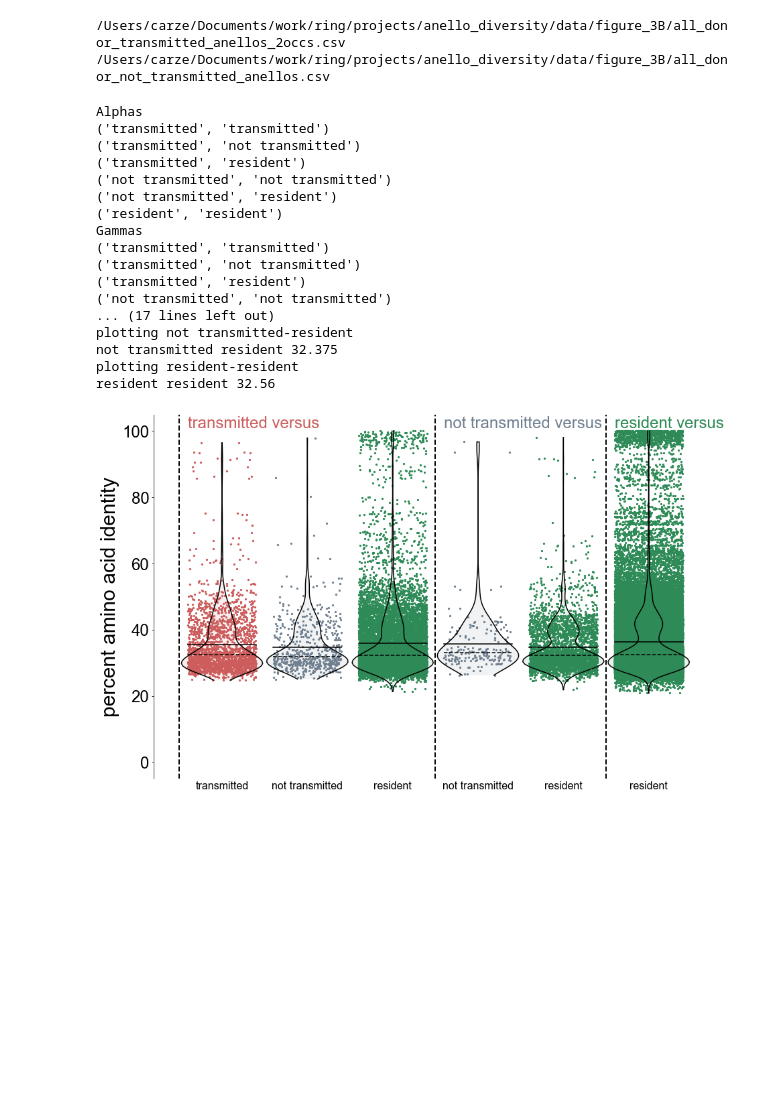
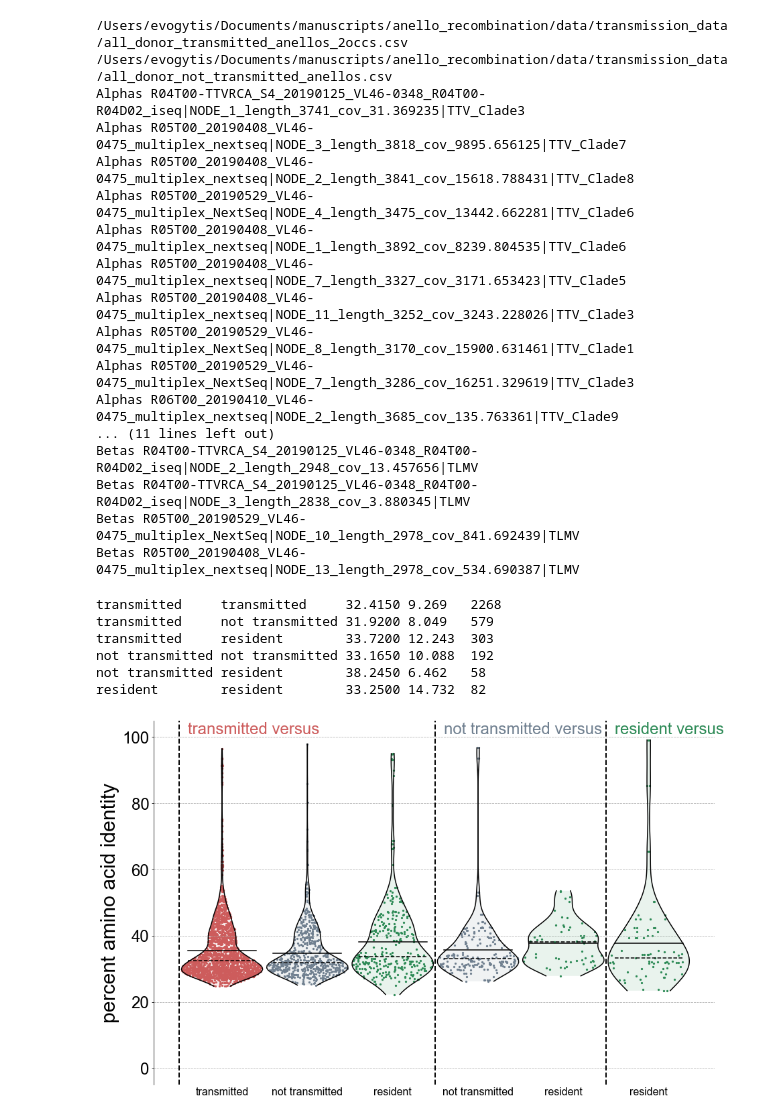
Before and after one commit to ring-therapeutics/anellome_paper, a Jupyter notebook: scripts/figure_3B.ipynb, the cells around one changed output. Saved outputs shown, nothing was run; the diff lists cells and outputs as text; code cells hidden in the pictures; blank space fills up the shorter version.

```diff
--- a/scripts/figure_3B.ipynb
+++ b/scripts/figure_3B.ipynb
@@ -7,7 +7,7 @@ from matplotlib import gridspec
 from Bio import SeqIO
 import numpy as np
 
-import glob,os,re,pathlib
+import glob,os,re
 
 typeface='Arial'
 mpl.rcParams['axes.labelweight']=300
@@ -15,8 +15,7 @@ mpl.rcParams['font.family']=typeface
 mpl.rcParams['font.size']=22
 mpl.rcParams['pdf.fonttype']=42
 
-base_path=pathlib.Path(os.path.abspath('')).parent
-data_path=os.path.join(base_path, "data", "figure_3B")
+base_path='/Users/evogytis/Documents/manuscripts/anello_recombination/data/transmission_data/'
 
 def percent2dissim(matrix):
     convert=lambda percent: 1.0-(percent/100.0)
@@ -34,7 +33,7 @@ def percent2dissim(matrix):
 distance_matrices={}
 seq_names={}
 
-for aln_path in glob.glob(os.path.join(data_path,'*_aa.fasta')): ## iterate over fastas in folder
+for aln_path in glob.glob(os.path.join(base_path,'*_aa.fasta')): ## iterate over fastas in folder
     aln=SeqIO.parse(aln_path,format='fasta') ## open alignment
     vir=os.path.basename(aln_path).split('.')[0].split('_')[0] ## get alignment stem name
 
@@ -84,7 +83,7 @@ Betas
 # %%
 transmission_pairs={vir: {} for vir in seq_names}
 
-for fname in glob.glob(os.path.join(data_path,'*.csv')): ## iterate over CSVs
+for fname in glob.glob(os.path.join(base_path,'*.csv')): ## iterate over CSVs
     print(fname)
     for vir in seq_names:
         for line in open(fname,'r'): ## iterate over lines
@@ -110,13 +109,17 @@ for fname in glob.glob(os.path.join(data_path,'*.csv')): ## iterate over CSVs
 
 endemic_threshold=0.00 ## no threshold by default
 study_seq=re.compile('^R[0-9]+[DT][0-9]+')
+t0=re.compile('^R[0-9]+T00')
+
 
 for vir in transmission_pairs: ## iterate over datasets
     for sample in transmission_pairs[vir]: ## iterate over donor-recipient pair
         endemics=[]
         for r_idx,recipient_anello in enumerate(seq_names[vir]): ## iterate over all names in dataset
             if recipient_anello.startswith(sample): ## name belongs to donor-recipient pair
-                if recipient_anello[3]=='T': ## virus in recipient
+#                 print(recipient_anello)
+                if t0.match(recipient_anello): ## virus in recipient
+                    print(vir,recipient_anello)
                     close=False
                     for transmitted_anello in transmission_pairs[vir][sample]['transmitted']: ## iterate over transmitted anellos in pair
 
@@ -127,8 +130,23 @@ for vir in transmission_pairs: ## iterate over datasets
                     if close==False:
                         transmission_pairs[vir][sample]['resident'].append(recipient_anello)
 # %% [output]
-/Users/carze/Documents/work/ring/projects/anello_diversity/data/figure_3B/all_donor_transmitted_anellos_2occs.csv
-/Users/carze/Documents/work/ring/projects/anello_diversity/data/figure_3B/all_donor_not_transmitted_anellos.csv
+/Users/evogytis/Documents/manuscripts/anello_recombination/data/transmission_data/all_donor_transmitted_anellos_2occs.csv
+/Users/evogytis/Documents/manuscripts/anello_recombination/data/transmission_data/all_donor_not_transmitted_anellos.csv
+Alphas R04T00-TTVRCA_S4_20190125_VL46-0348_R04T00-R04D02_iseq|NODE_1_length_3741_cov_31.369235|TTV_Clade3
+Alphas R05T00_20190408_VL46-0475_multiplex_nextseq|NODE_3_length_3818_cov_9895.656125|TTV_Clade7
+Alphas R05T00_20190408_VL46-0475_multiplex_nextseq|NODE_2_length_3841_cov_15618.788431|TTV_Clade8
+Alphas R05T00_20190529_VL46-0475_multiplex_NextSeq|NODE_4_length_3475_cov_13442.662281|TTV_Clade6
+Alphas R05T00_20190408_VL46-0475_multiplex_nextseq|NODE_1_length_3892_cov_8239.804535|TTV_Clade6
+Alphas R05T00_20190408_VL46-0475_multiplex_nextseq|NODE_7_length_3327_cov_3171.653423|TTV_Clade5
+Alphas R05T00_20190408_VL46-0475_multiplex_nextseq|NODE_11_length_3252_cov_3243.228026|TTV_Clade3
+Alphas R05T00_20190529_VL46-0475_multiplex_NextSeq|NODE_8_length_3170_cov_15900.631461|TTV_Clade1
+Alphas R05T00_20190529_VL46-0475_multiplex_NextSeq|NODE_7_length_3286_cov_16251.329619|TTV_Clade3
+Alphas R06T00_20190410_VL46-0475_multiplex_nextseq|NODE_2_length_3685_cov_135.763361|TTV_Clade9
+... (11 lines left out)
+Betas R04T00-TTVRCA_S4_20190125_VL46-0348_R04T00-R04D02_iseq|NODE_2_length_2948_cov_13.457656|TLMV
+Betas R04T00-TTVRCA_S4_20190125_VL46-0348_R04T00-R04D02_iseq|NODE_3_length_2838_cov_3.880345|TLMV
+Betas R05T00_20190529_VL46-0475_multiplex_NextSeq|NODE_10_length_2978_cov_841.692439|TLMV
+Betas R05T00_20190408_VL46-0475_multiplex_nextseq|NODE_13_length_2978_cov_534.690387|TLMV
 # %%
 from scipy.stats import gaussian_kde
 
@@ -140,7 +158,7 @@ comparisons={a: {b: [] for b in categories} for a in categories}
 for vir in transmission_pairs:
 
     if vir in ['Alphas','Betas','Gammas']:
-        print(vir)
+#         print(vir)
         distr={}
         count=0
 
@@ -148,8 +166,9 @@ for vir in transmission_pairs:
         store_label=''
         for pair in [(a,b) for a in categories for b in categories if categories.index(a)<=categories.index(b)]:
             type1,type2=pair
-            print(pair)
+#             print(pair)
             for sample in transmission_pairs[vir]:
+#                 print(sample,type1,type2,len(transmission_pairs[vir][sample][type1]),len(transmission_pairs[vir][sample][type2]))
                 for A in transmission_pairs[vir][sample][type1]:
                     for B in transmission_pairs[vir][sample][type2]:
                         if A!=B:
@@ -163,68 +182,57 @@ count=0
 store_label=''
 for pair in [(a,b) for a in categories for b in categories if categories.index(a)<=categories.index(b)]:
     type1,type2=pair
-    print('plotting %s'%('-'.join(pair)))
+#     print('plotting %s'%('-'.join(pair)))
 
     kde_fc=colours[type2]
     label_fc=colours[type1]
     labels.append('%s'%(type2))
     kde=gaussian_kde(comparisons[type1][type2])
     x_grid=np.linspace(min(comparisons[type1][type2]),max(comparisons[type1][type2]),100)
-    ys=kde(x_grid)
-    ys=ys/ys.max()/2.1
+    ys_raw=kde(x_grid)
+    ys=ys_raw/ys_raw.max()/2.1
 
     ax.fill_betweenx(x_grid,[count-y for y in ys],[count+y for y in ys],facecolor=kde_fc,alpha=0.1,zorder=9)
     ax.plot([count-y for y in ys],x_grid,color='k',zorder=10)
     ax.plot([count+y for y in ys],x_grid,color='k',zorder=10)
 
     if store_label!=type1:
         ax.axvline(count-0.5,color='k',lw=2,ls='--')
         ax.text(count-0.4,100.0,'%s versus'%(type1),size=24,ha='left',va='bottom',color=label_fc)
 
-    xs=[count+np.random.uniform(-0.4,0.4) for c in comparisons[type1][type2]]
+    xs=[count+np.random.uniform(-kde(c)/ys_raw.max()/2.1,kde(c)/ys_raw.max()/2.1) for c in comparisons[type1][type2]]
 
     ax.scatter(xs,comparisons[type1][type2],s=5,facecolor=kde_fc,alpha=1.0,zorder=1)
 
     mean=np.mean(comparisons[type1][type2])
     median=np.median(comparisons[type1][type2])
-    print(type1,type2,median)
+    print('%s\t%s\t%.4f\t%.3f\t%s'%(type1,type2,median,np.std(comparisons[type1][type2]),len(comparisons[type1][type2])))
     ax.plot([count-0.4,count+0.4],[mean,mean],color='k',zorder=1000)
     ax.plot([count-0.4,count+0.4],[median,median],color='k',ls='--',zorder=1000)
 
     count+=1
     store_label=type1
 
 [ax.spines[loc].set_visible(False) for loc in ax.spines if loc not in ['left']]
 ax.set_ylabel('percent amino acid identity',size=30)
 ax.tick_params(axis='x',size=0,labelsize=24)
 ax.tick_params(axis='y',labelsize=24)
 
 ax.set_xticks(range(count))
 ax.set_xticklabels(labels,size=16)
 
+ax.grid(axis='y',ls='--',zorder=0)
 ax.set_ylim(-5,105)
-
-plt.savefig(os.path.join(base_path, 'figures', 'figure_3B.pdf'),dpi=300,bbox_inches='tight')
+plt.savefig('/Users/evogytis/Downloads/Figure_3B.png',bbox_inches='tight',dpi=300)
 plt.show()
 # %% [output]
-Alphas
-('transmitted', 'transmitted')
-('transmitted', 'not transmitted')
-('transmitted', 'resident')
-('not transmitted', 'not transmitted')
-('not transmitted', 'resident')
-('resident', 'resident')
-Gammas
-('transmitted', 'transmitted')
-('transmitted', 'not transmitted')
-('transmitted', 'resident')
-('not transmitted', 'not transmitted')
-... (17 lines left out)
-plotting not transmitted-resident
-not transmitted resident 32.375
-plotting resident-resident
-resident resident 32.56
+transmitted     transmitted     32.4150 9.269   2268
+transmitted     not transmitted 31.9200 8.049   579
+transmitted     resident        33.7200 12.243  303
+not transmitted not transmitted 33.1650 10.088  192
+not transmitted resident        38.2450 6.462   58
+resident        resident        33.2500 14.732  82
-[figure, old version]
+[figure, new version]
 # %%
 from scipy.stats import gaussian_kde
 
```
Also changed, not shown: parts of 3 cells of this notebook.
